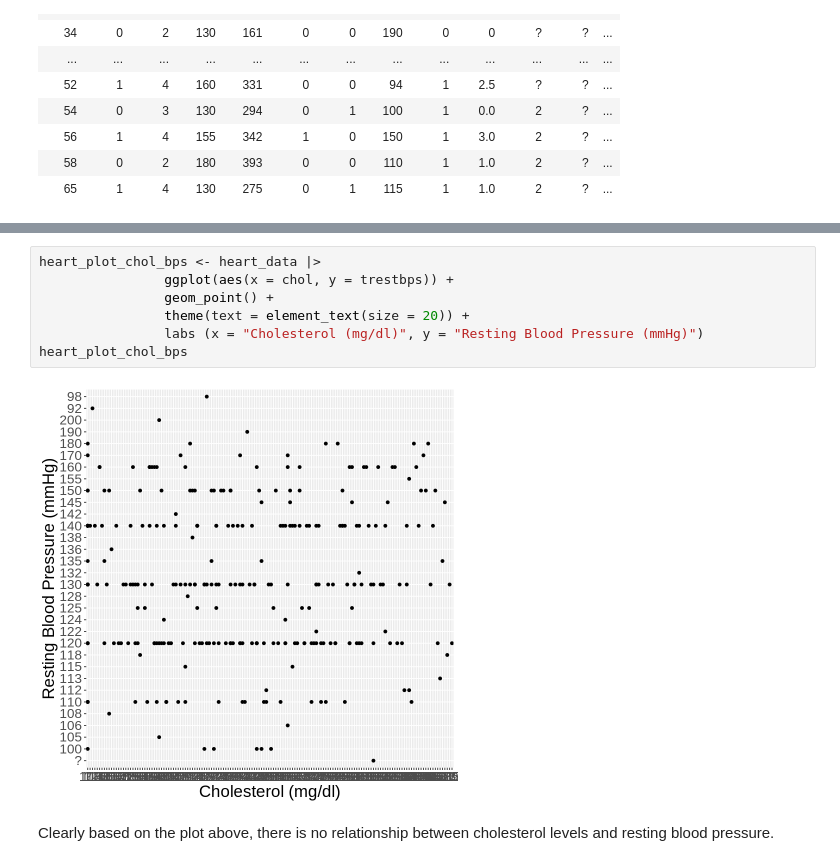
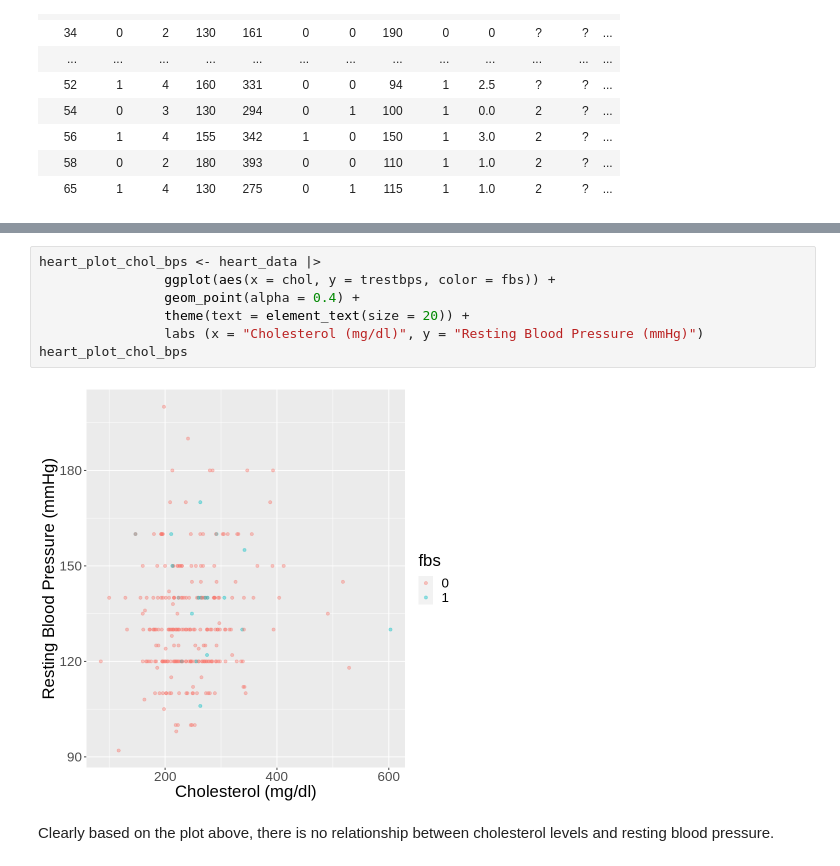
Before and after one commit to xonew/DSCI-100-002-Group-26, a Jupyter notebook: Cleaning.ipynb, the cells around one changed output, grey strips where cells are left out. Saved outputs shown, nothing was run; the diff lists cells and outputs as text.

Commit message:
Cleaned fbs and changed graph

```diff
--- a/Cleaning.ipynb
+++ b/Cleaning.ipynb
@@ -87,12 +88,12 @@ A tibble: 270 × 14
 | 65 | 1 | 4 | 130 | 275 | 0 | 1 | 115 | 1 | 1.0 | 2 | ? | ... |
 # %%
 heart_plot_chol_bps <- heart_data |>
-                ggplot(aes(x = chol, y = trestbps)) +
-                geom_point() +
+                ggplot(aes(x = chol, y = trestbps, color = fbs)) +
+                geom_point(alpha = 0.4) +
                 theme(text = element_text(size = 20)) +
                 labs (x = "Cholesterol (mg/dl)", y = "Resting Blood Pressure (mmHg)")
 heart_plot_chol_bps
 # %% [output]
-[figure, old version]
+[figure, new version]
 # %% [markdown]
 Clearly based on the plot above, there is no relationship between cholesterol levels and resting blood pressure.
```
Also changed, not shown: parts of 1 cell of this notebook.
